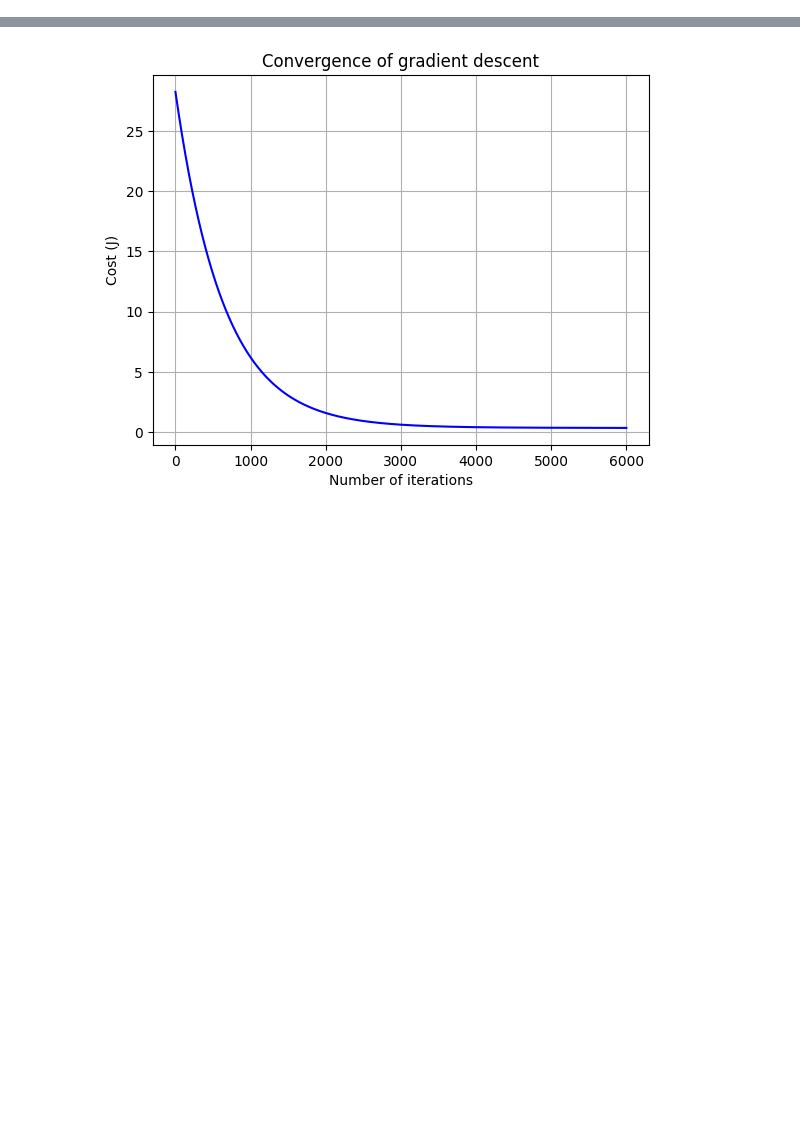
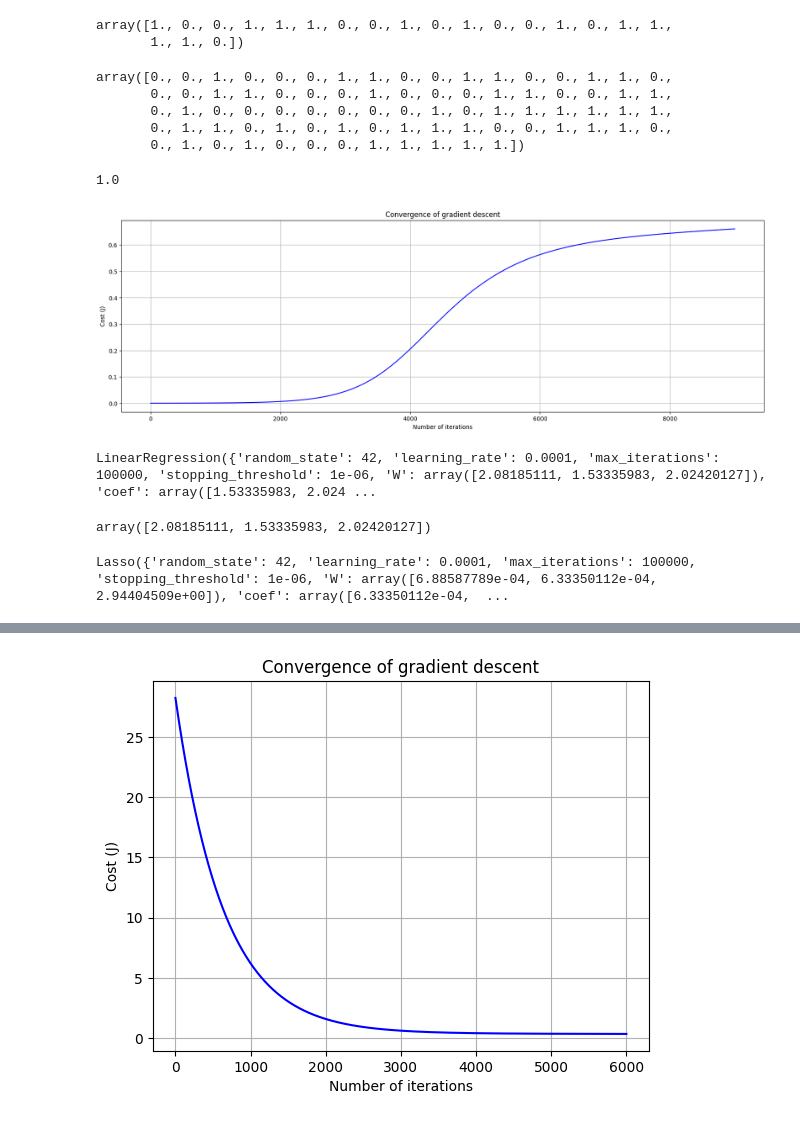
Before and after one commit to dahsie/machine_learning_from_scratch, a Jupyter notebook: regressions/test.ipynb, the cells around one changed output, grey strips where cells are left out. Cells and saved outputs as stored; diff of their text form; code cells hidden in the pictures; blank space fills up the shorter version.

```diff
--- a/regressions/linear regression.ipynb
+++ b/regressions/test.ipynb
@@ -99,0 +18,3 @@ class LinearRegression:
+# %%
+mask = y < 2
+y = y[mask]
@@ -99,0 +25,3 @@ class LinearRegression:
+# %%
+data = data[mask,:]
+data.shape
@@ -99,0 +40,17 @@ class LinearRegression:
+# %%
+logistic = LogisticRegression(max_iterations=1000000)
+# %%
+logistic.fit(X=data, Y=y)
+# %%
+logistic.predict(X=xtest)
+# %% [output]
+array([1., 0., 0., 1., 1., 1., 0., 0., 1., 0., 1., 0., 0., 1., 0., 1., 1.,
+       1., 1., 0.])
+# %%
+logistic.predict(X=xtrain)
+# %% [output]
+array([0., 0., 1., 0., 0., 0., 1., 1., 0., 0., 1., 1., 0., 0., 1., 1., 0.,
+       0., 0., 1., 1., 0., 0., 0., 1., 0., 0., 0., 1., 1., 0., 0., 1., 1.,
+       0., 1., 0., 0., 0., 0., 0., 0., 0., 1., 0., 1., 1., 1., 1., 1., 1.,
+       0., 1., 1., 0., 1., 0., 1., 0., 1., 1., 1., 0., 0., 1., 1., 1., 0.,
+       0., 1., 0., 1., 0., 0., 0., 1., 1., 1., 1., 1.])
@@ -100,3 +59,17 @@ class LinearRegression:
+# %%
+accuracy_score(y_true=ytest, y_pred=logistic.predict(xtest))
+# %% [output]
+1.0
+# %%
+plt.plot(range(1, logistic.max_iterations + 1)[:9000], logistic.history[:9000], color='blue')
+plt.rcParams["figure.figsize"] = (20, 6)
+plt.grid()
+plt.xlabel('Number of iterations')
+plt.ylabel('Cost (J)')
+plt.title('Convergence of gradient descent')
+plt.show()
+# %% [output]
+[figure, added]
 # %%
 lr = LinearRegression(max_iterations=100000)
 
@@ -106,3 +79,11 @@ X = np.array([[1, 1], [1, 2], [2, 2], [2, 3]])
 y = np.dot(X, np.array([1, 2])) + 3
 
 lr.fit(X, y)
+# %%
+lr
+# %% [output]
+LinearRegression({'random_state': 42, 'learning_rate': 0.0001, 'max_iterations': 100000, 'stopping_threshold': 1e-06, 'W': array([2.08185111, 1.53335983, 2.02420127]), 'coef': array([1.53335983, 2.024 ...
+# %%
+lr.W
+# %% [output]
+array([2.08185111, 1.53335983, 2.02420127])
@@ -108,0 +93,4 @@ lr.fit(X, y)
+# %%
+lasso
+# %% [output]
+Lasso({'random_state': 42, 'learning_rate': 0.0001, 'max_iterations': 100000, 'stopping_threshold': 1e-06, 'W': array([6.88587789e-04, 6.33350112e-04, 2.94404509e+00]), 'coef': array([6.33350112e-04,  ...
```
Also changed, not shown: parts of 29 cells of this notebook, 7 other files.
